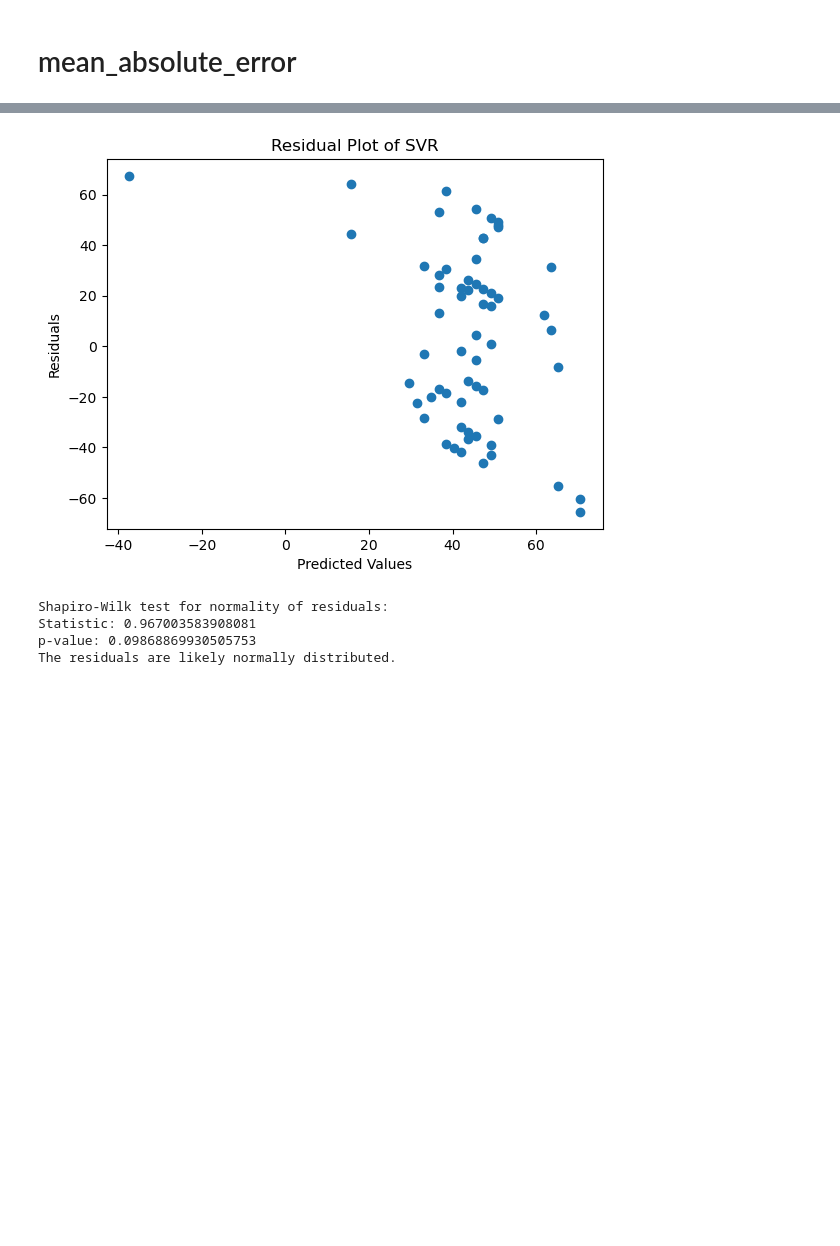
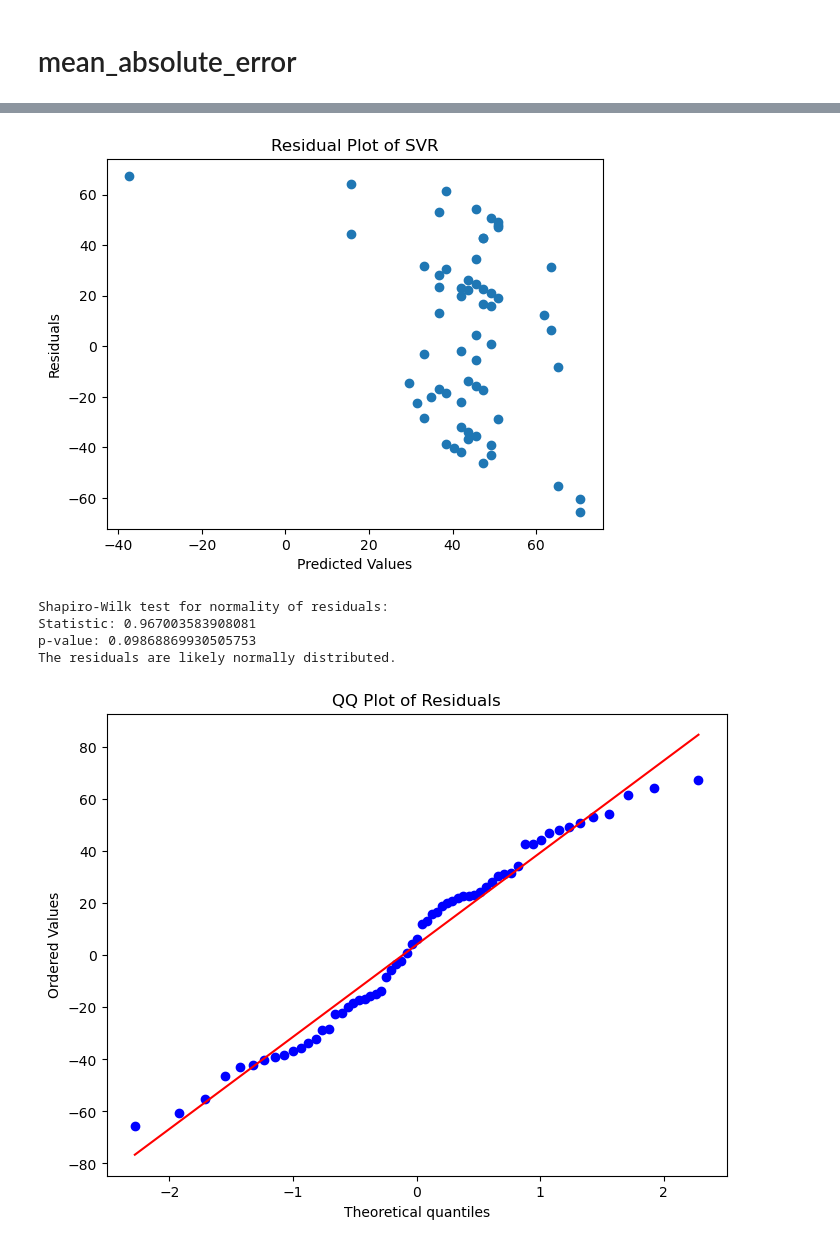
Before and after one commit to Mohammed-majeed/DMT_VU, a Jupyter notebook: DMT_Assignment_1 Task 4 and 5B new.ipynb, the cells around one changed output, grey strips where cells are left out. Cells and saved outputs as stored; diff of their text form; code cells hidden in the pictures; blank space fills up the shorter version.

```diff
--- a/DMT_Assignment_1 Task 4 and 5B new.ipynb
+++ b/DMT_Assignment_1 Task 4 and 5B new.ipynb
@@ -139,6 +147,8 @@ from scipy.stats import randint, uniform
 import matplotlib.pyplot as plt
 import numpy as np
 import statsmodels.api as sm
+from scipy.stats import shapiro, probplot
+
 
 # Load the dataset
 data = pd.read_csv('new_data_fill_missing_linear&mode.csv')
@@ -220,33 +230,39 @@ plt.title("Residual Plot of SVR")
 plt.show()
 
 # Check if the residuals are normally distributed
-from scipy.stats import shapiro
 stat, p = shapiro(residuals)
 print("Shapiro-Wilk test for normality of residuals:")
 print("Statistic:", stat)
 print("p-value:", p)
 if p > 0.05:
     print("The residuals are likely normally distributed.")
 else:
     print("The residuals are not normally distributed.")
+
+# Plot a QQ plot to check for normality
+fig = plt.figure(figsize=(8, 6))
+probplot(residuals, plot=plt)
+plt.title('QQ Plot of Residuals')
+plt.show()
 # %% [output]
 Best hyperparameters: {'svr__gamma': 0.01, 'svr__epsilon': 1, 'svr__C': 1000, 'select__k': 3}
 Mean absolute error: 24.071806058886274
 course_ML: False, p-value: 0.4232931608582372
 course_retrieval: False, p-value: 0.47108119845709884
 course_statistics: True, p-value: 0.005896936252828015
 course_databases: False, p-value: 0.41943153221865626
 gender: False, p-value: 0.4958642029820335
 ChatGPT: False, p-value: 0.10259798368659791
 age: False, p-value: 0.7650863729065188
 students_in_room: False, p-value: 0.09706370476471446
 prev_answer_stand: True, p-value: 0.010789003246906658
 sports_per_week: True, p-value: 2.9824427791548697e-05
 Test set mean absolute error: 30.489644737244586
 Test set R-squared score: -0.14589555338572024
 95% confidence interval for test set predictions: [46.09109964283543, 48.95808068503342]
 [figure]
 Shapiro-Wilk test for normality of residuals:
 Statistic: 0.967003583908081
 p-value: 0.09868869930505753
 The residuals are likely normally distributed.
+[figure, added]
```
Also changed, not shown: parts of 1 cell of this notebook.
